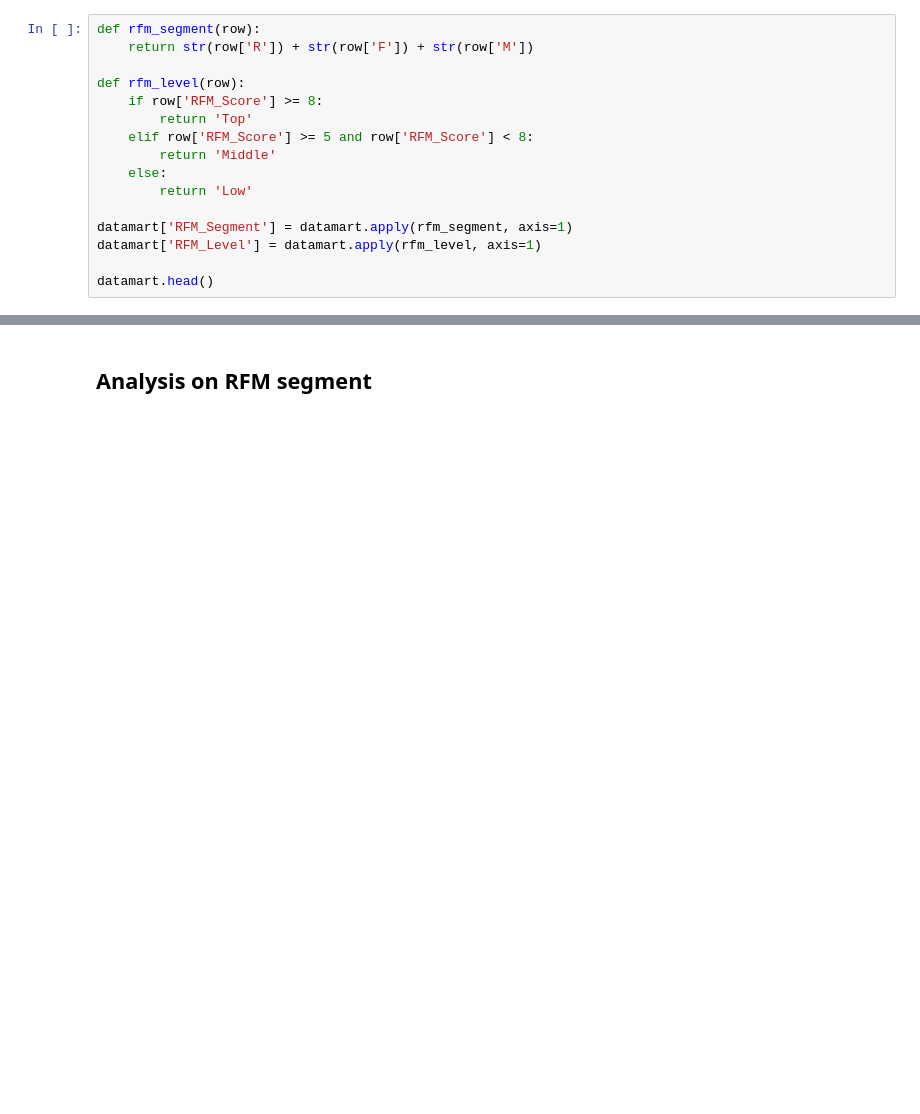
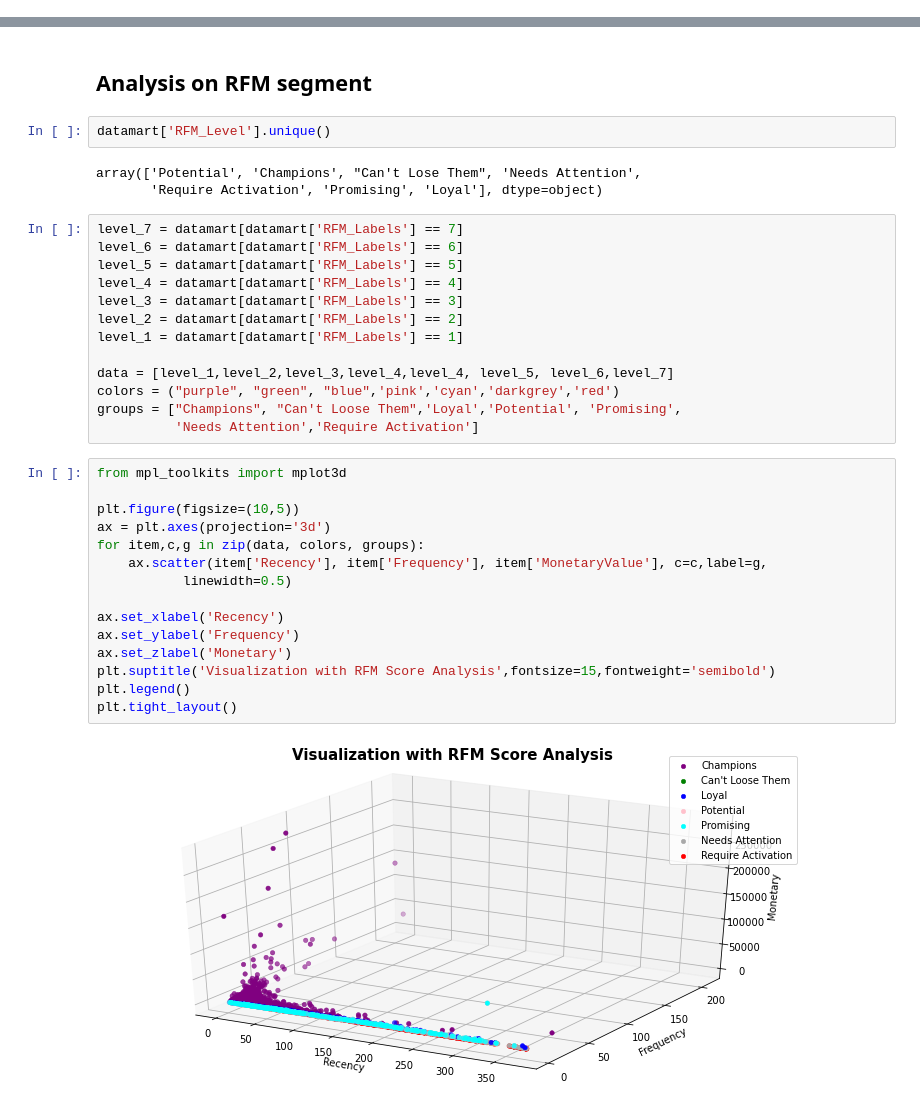
Before and after one commit to dylan-kuo/Growth_Analysis, a Jupyter notebook: Customer_Segmentation_From_RFM_Value.ipynb, the cells around one changed output, grey strips where cells are left out. Cells and saved outputs as stored; diff of their text form; blank space fills up the shorter version.

```diff
--- a/Customer_Segmentation_From_RFM_Value.ipynb
+++ b/Customer_Segmentation_From_RFM_Value.ipynb
@@ -280,19 +299,3 @@ CustomerID
 Name: RFM_Score, dtype: float64
 # %% [markdown]
 ## RFM Segment
-# %%
-def rfm_segment(row):
-    return str(row['R']) + str(row['F']) + str(row['M'])
-
-def rfm_level(row):
-    if row['RFM_Score'] >= 8:
-        return 'Top'
-    elif row['RFM_Score'] >= 5 and row['RFM_Score'] < 8:
-        return 'Middle'
-    else:
-        return 'Low'
-
-datamart['RFM_Segment'] = datamart.apply(rfm_segment, axis=1)
-datamart['RFM_Level'] = datamart.apply(rfm_level, axis=1)
-
-datamart.head()
@@ -307,5 +379,40 @@ datamart.head()
 # %% [markdown]
 ## Analysis on RFM segment
+# %%
+datamart['RFM_Level'].unique()
+# %% [output]
+array(['Potential', 'Champions', "Can't Lose Them", 'Needs Attention',
+       'Require Activation', 'Promising', 'Loyal'], dtype=object)
+# %%
+level_7 = datamart[datamart['RFM_Labels'] == 7]
+level_6 = datamart[datamart['RFM_Labels'] == 6]
+level_5 = datamart[datamart['RFM_Labels'] == 5]
+level_4 = datamart[datamart['RFM_Labels'] == 4]
+level_3 = datamart[datamart['RFM_Labels'] == 3]
+level_2 = datamart[datamart['RFM_Labels'] == 2]
+level_1 = datamart[datamart['RFM_Labels'] == 1]
+
+data = [level_1,level_2,level_3,level_4,level_4, level_5, level_6,level_7]
+colors = ("purple", "green", "blue",'pink','cyan','darkgrey','red')
+groups = ["Champions", "Can't Loose Them",'Loyal','Potential', 'Promising',
+          'Needs Attention','Require Activation']
+# %%
+from mpl_toolkits import mplot3d
+
+plt.figure(figsize=(10,5))
+ax = plt.axes(projection='3d')
+for item,c,g in zip(data, colors, groups):
+    ax.scatter(item['Recency'], item['Frequency'], item['MonetaryValue'], c=c,label=g,
+           linewidth=0.5)
+
+ax.set_xlabel('Recency')
+ax.set_ylabel('Frequency')
+ax.set_zlabel('Monetary')
+plt.suptitle('Visualization with RFM Score Analysis',fontsize=15,fontweight='semibold')
+plt.legend()
+plt.tight_layout()
+# %% [output]
+[figure, added]
 # %%
 datamart.groupby('RFM_Score').agg({'Recency': 'mean',
                                   'Frequency': 'mean',
```
Also changed, not shown: parts of 37 cells of this notebook.
